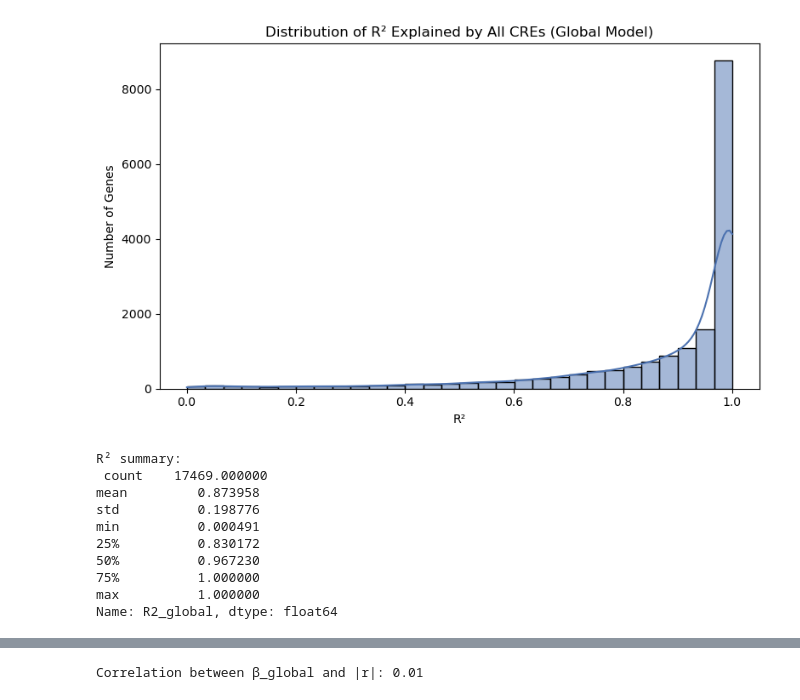
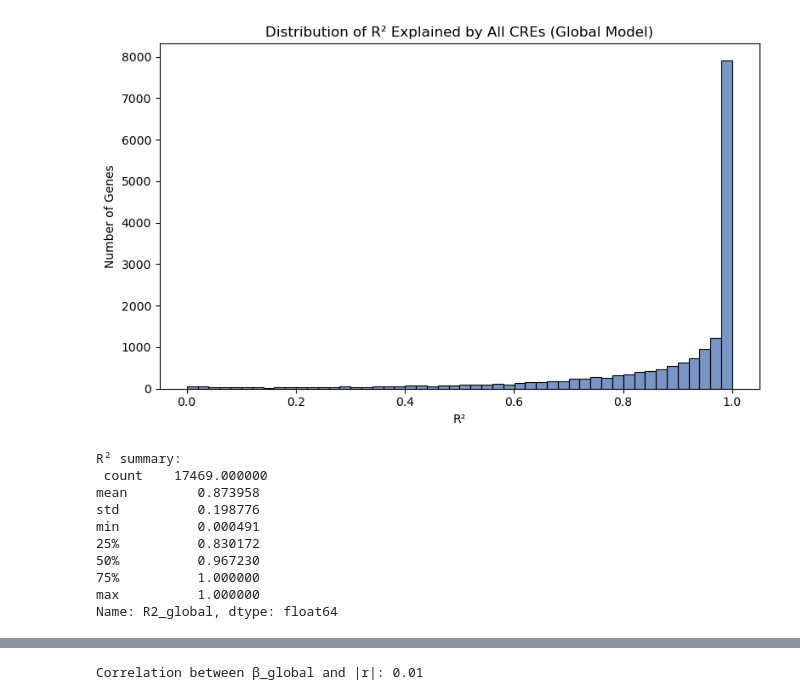
Before and after one commit to Topic2-Gene-Regulation-Immune-Cells/ILC-cells-Team4, a Jupyter notebook: 09_regression_analysis.ipynb, the cells around one changed output, grey strips where cells are left out. Saved outputs shown, nothing was run; the diff lists cells and outputs as text; code cells hidden in the pictures.

```diff
--- a/09_regression_analysis.ipynb
+++ b/09_regression_analysis.ipynb
@@ -21,18 +22,18 @@ regdf = pd.read_csv(REGRESSION_PATH)
 # %%
 # a) Variance explained per gene (global)
 r2_global = regdf.groupby("gene")["R2_global"].first()
 
 plt.figure(figsize=(8, 5))
-sns.histplot(r2_global, bins=30, kde=True, color="#4c72b0")
+sns.histplot(r2_global, bins=50, color="#4c72b0")
 plt.title("Distribution of R² Explained by All CREs (Global Model)")
 plt.xlabel("R²")
 plt.ylabel("Number of Genes")
 plt.tight_layout()
 plt.show()
 
 print("R² summary:\n", r2_global.describe())
 # %% [output]
-[figure, old version]
+[figure, new version]
 R² summary:
  count    17469.000000
 mean         0.873958
```
Also changed, not shown: parts of 11 cells of this notebook, 1 other file.
